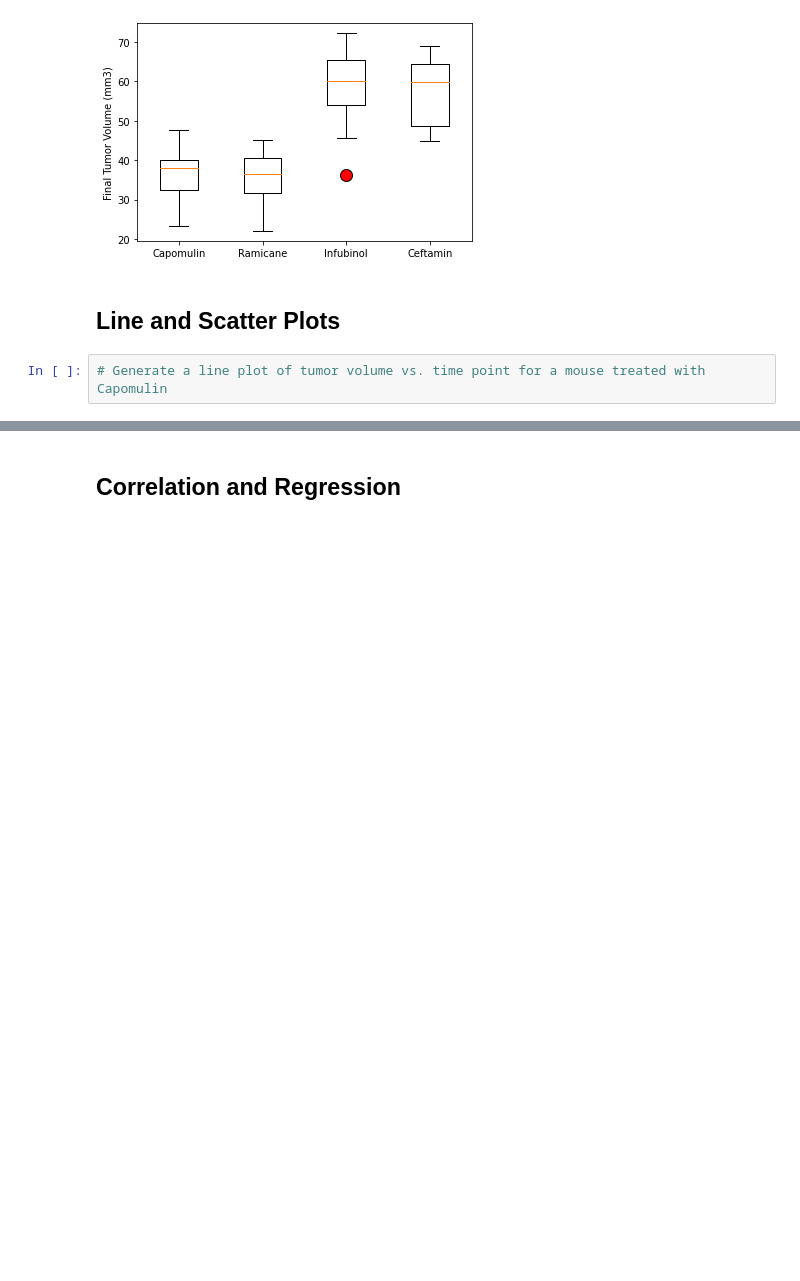
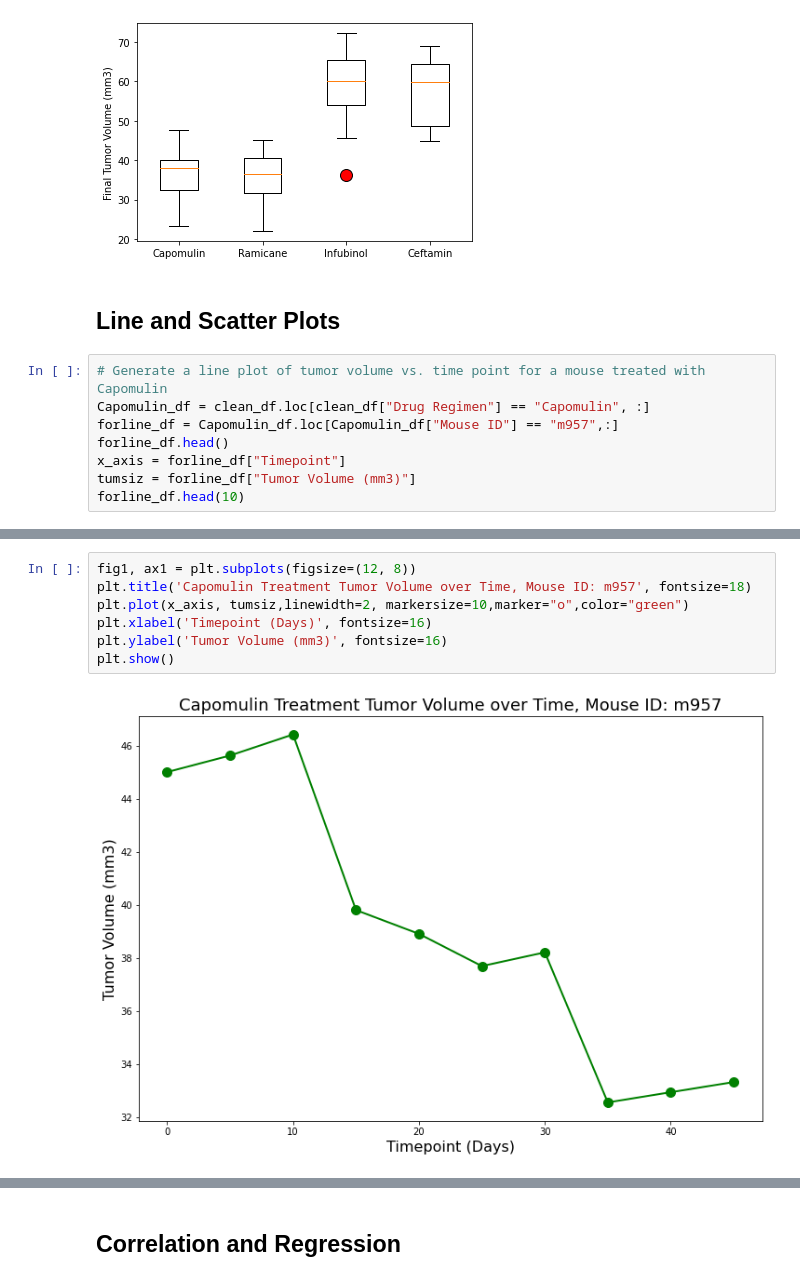
Before and after one commit to melorebecca/05-Matplotlib, a Jupyter notebook: pymaceuticals_starter.ipynb, the cells around one changed output, grey strips where cells are left out. Cells and saved outputs as stored; diff of their text form; blank space fills up the shorter version.

Commit message:
Line and Scatter Plots-  Completed

```diff
--- a/pymaceuticals_starter.ipynb
+++ b/pymaceuticals_starter.ipynb
@@ -256,3 +256,9 @@ plt.show()
 ## Line and Scatter Plots
 # %%
 # Generate a line plot of tumor volume vs. time point for a mouse treated with Capomulin
+Capomulin_df = clean_df.loc[clean_df["Drug Regimen"] == "Capomulin", :]
+forline_df = Capomulin_df.loc[Capomulin_df["Mouse ID"] == "m957",:]
+forline_df.head()
+x_axis = forline_df["Timepoint"]
+tumsiz = forline_df["Tumor Volume (mm3)"]
+forline_df.head(10)
@@ -259,2 +277,11 @@ plt.show()
+# %%
+fig1, ax1 = plt.subplots(figsize=(12, 8))
+plt.title('Capomulin Treatment Tumor Volume over Time, Mouse ID: m957', fontsize=18)
+plt.plot(x_axis, tumsiz,linewidth=2, markersize=10,marker="o",color="green")
+plt.xlabel('Timepoint (Days)', fontsize=16)
+plt.ylabel('Tumor Volume (mm3)', fontsize=16)
+plt.show()
+# %% [output]
+[figure, added]
 # %%
 # Generate a scatter plot of average tumor volume vs. mouse weight for the Capomulin regimen
```
Also changed, not shown: parts of 3 cells of this notebook.
